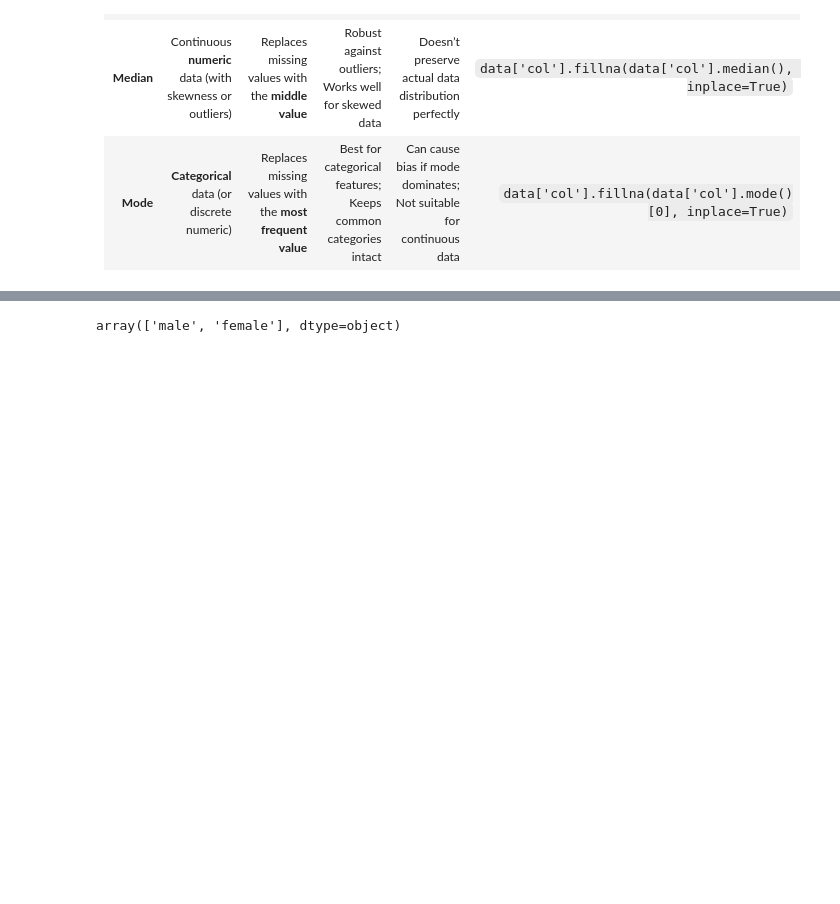
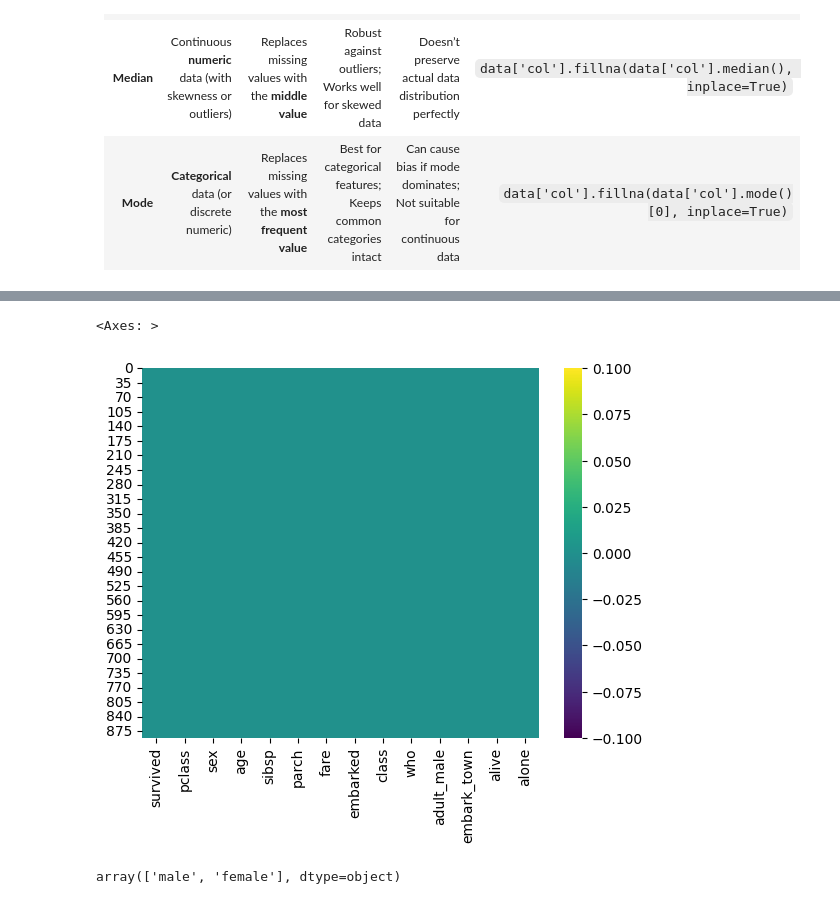
Before and after one commit to ejazurrehman/AI---Data_Science_Course, a Jupyter notebook: pyton_for_data_science/07_pandas.ipynb, the cells around one changed output, grey strips where cells are left out. Cells and saved outputs as stored; diff of their text form; code cells hidden in the pictures; blank space fills up the shorter version.

```diff
--- a/pyton_for_data_science/07_pandas.ipynb
+++ b/pyton_for_data_science/07_pandas.ipynb
@@ -263,3 +330,9 @@ df[['sex', 'age', 'fare']]
+# %%
+# prepare the heatmap after imputing
+sns.heatmap(df.isnull(), cmap='viridis')
+# %% [output]
+<Axes: >
+[figure, added]
 # %%
 # Get unique values in the 'sex' column
 df['sex'].unique() # one dimensional array
```
Also changed, not shown: parts of 29 cells of this notebook.
